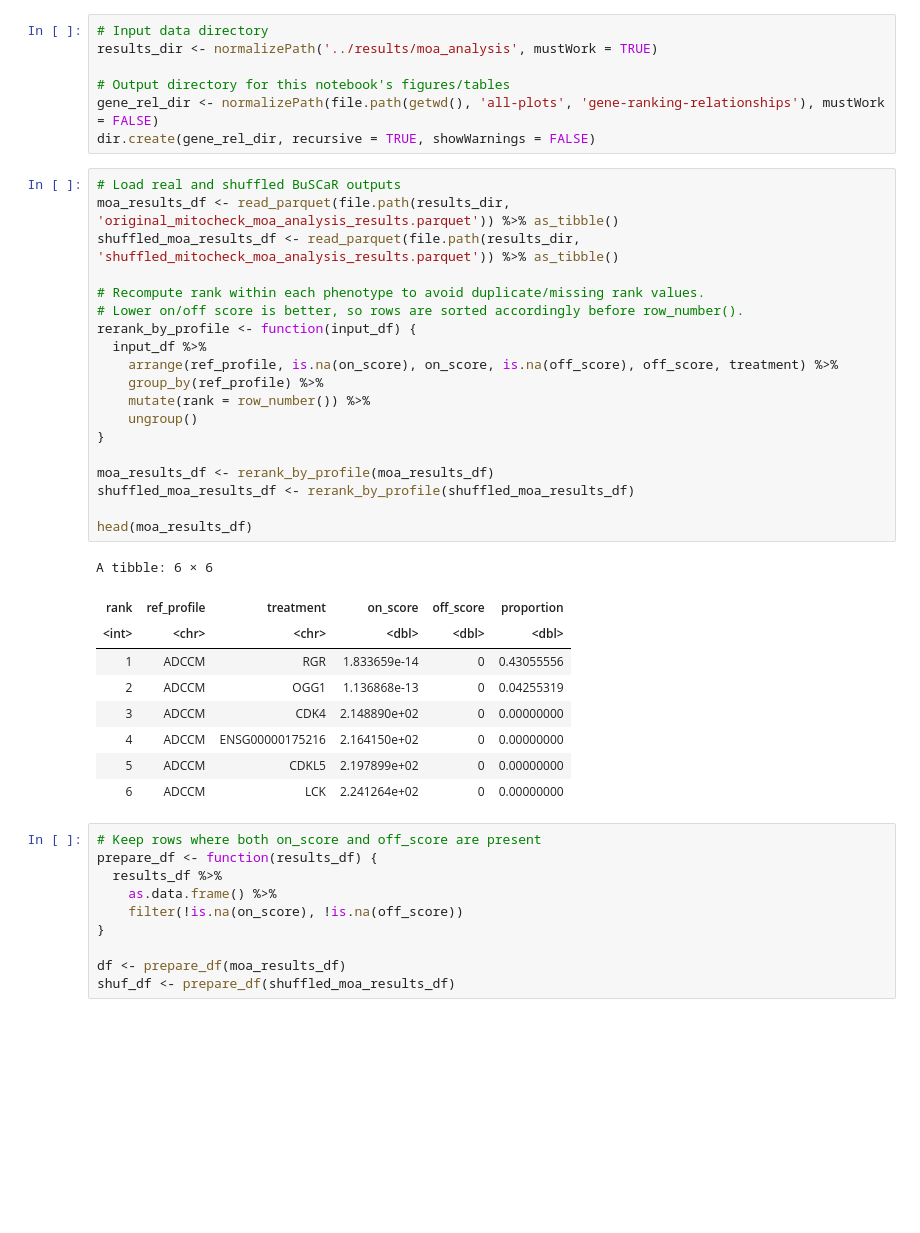
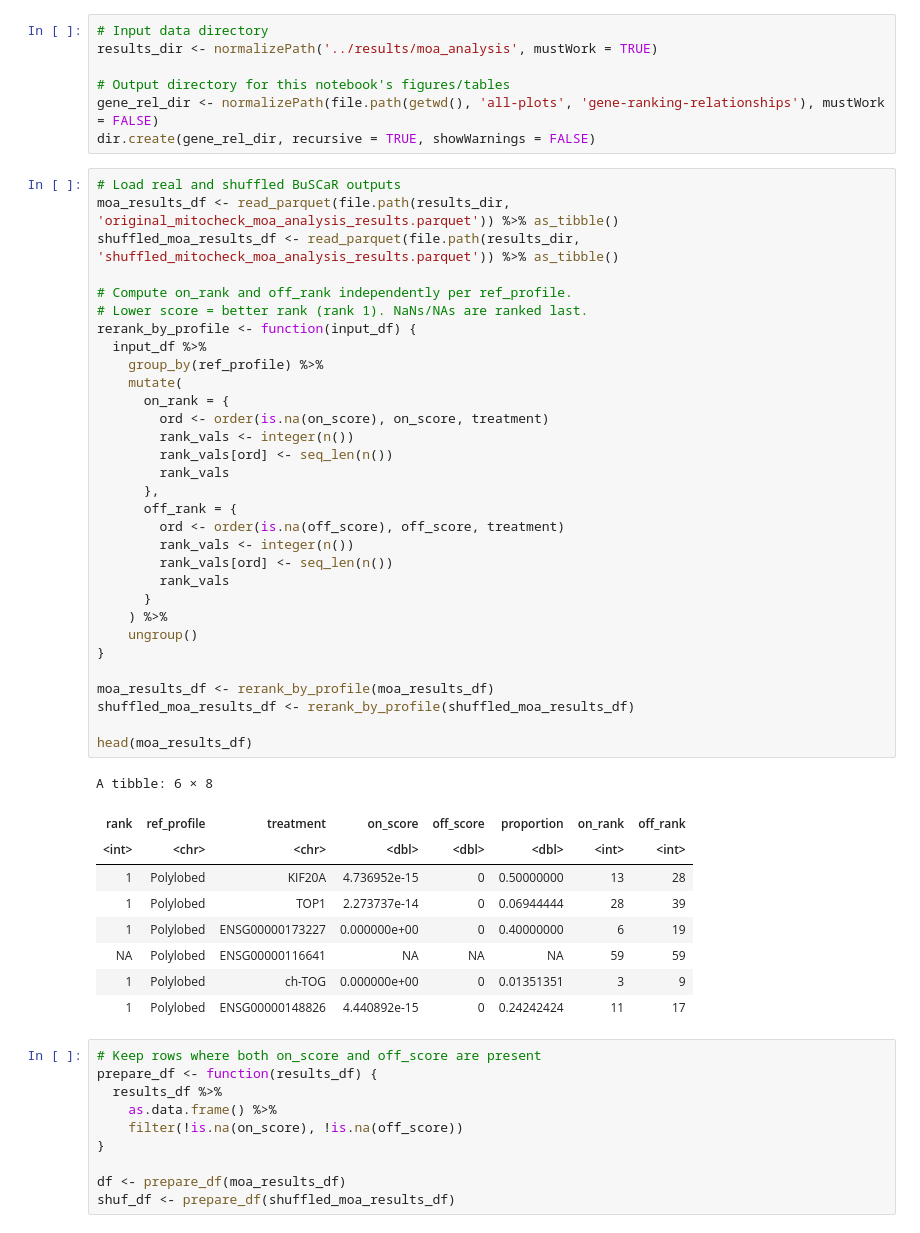
Before and after one commit to WayScience/buscar, a Jupyter notebook: notebooks/3.mitocheck-analysis/plots/2.gene-ranking-relationship.ipynb, the cells around one changed output. Cells and saved outputs as stored; diff of their text form; blank space fills up the shorter version.

```diff
--- a/notebooks/3.mitocheck-analysis/plots/2.gene-ranking-relationship.ipynb
+++ b/notebooks/3.mitocheck-analysis/plots/2.gene-ranking-relationship.ipynb
@@ -39,32 +39,44 @@ dir.create(gene_rel_dir, recursive = TRUE, showWarnings = FALSE)
 # %%
 # Load real and shuffled BuSCaR outputs
 moa_results_df <- read_parquet(file.path(results_dir, 'original_mitocheck_moa_analysis_results.parquet')) %>% as_tibble()
 shuffled_moa_results_df <- read_parquet(file.path(results_dir, 'shuffled_mitocheck_moa_analysis_results.parquet')) %>% as_tibble()
 
-# Recompute rank within each phenotype to avoid duplicate/missing rank values.
-# Lower on/off score is better, so rows are sorted accordingly before row_number().
+# Compute on_rank and off_rank independently per ref_profile.
+# Lower score = better rank (rank 1). NaNs/NAs are ranked last.
 rerank_by_profile <- function(input_df) {
   input_df %>%
-    arrange(ref_profile, is.na(on_score), on_score, is.na(off_score), off_score, treatment) %>%
     group_by(ref_profile) %>%
-    mutate(rank = row_number()) %>%
+    mutate(
+      on_rank = {
+        ord <- order(is.na(on_score), on_score, treatment)
+        rank_vals <- integer(n())
+        rank_vals[ord] <- seq_len(n())
+        rank_vals
+      },
+      off_rank = {
+        ord <- order(is.na(off_score), off_score, treatment)
+        rank_vals <- integer(n())
+        rank_vals[ord] <- seq_len(n())
+        rank_vals
+      }
+    ) %>%
     ungroup()
 }
 
 moa_results_df <- rerank_by_profile(moa_results_df)
 shuffled_moa_results_df <- rerank_by_profile(shuffled_moa_results_df)
 
 head(moa_results_df)
 # %% [output]
-A tibble: 6 × 6
+A tibble: 6 × 8
-| rank | ref_profile | treatment | on_score | off_score | proportion |
-| <int> | <chr> | <chr> | <dbl> | <dbl> | <dbl> |
-| 1 | ADCCM | RGR | 1.833659e-14 | 0 | 0.43055556 |
-| 2 | ADCCM | OGG1 | 1.136868e-13 | 0 | 0.04255319 |
-| 3 | ADCCM | CDK4 | 2.148890e+02 | 0 | 0.00000000 |
-| 4 | ADCCM | ENSG00000175216 | 2.164150e+02 | 0 | 0.00000000 |
-| 5 | ADCCM | CDKL5 | 2.197899e+02 | 0 | 0.00000000 |
-| 6 | ADCCM | LCK | 2.241264e+02 | 0 | 0.00000000 |
+| rank | ref_profile | treatment | on_score | off_score | proportion | on_rank | off_rank |
+| <int> | <chr> | <chr> | <dbl> | <dbl> | <dbl> | <int> | <int> |
+| 1 | Polylobed | KIF20A | 4.736952e-15 | 0 | 0.50000000 | 13 | 28 |
+| 1 | Polylobed | TOP1 | 2.273737e-14 | 0 | 0.06944444 | 28 | 39 |
+| 1 | Polylobed | ENSG00000173227 | 0.000000e+00 | 0 | 0.40000000 | 6 | 19 |
+| NA | Polylobed | ENSG00000116641 | NA | NA | NA | 59 | 59 |
+| 1 | Polylobed | ch-TOG | 0.000000e+00 | 0 | 0.01351351 | 3 | 9 |
+| 1 | Polylobed | ENSG00000148826 | 4.440892e-15 | 0 | 0.24242424 | 11 | 17 |
 # %%
 # Keep rows where both on_score and off_score are present
 prepare_df <- function(results_df) {
```
Also changed, not shown: parts of 5 cells of this notebook, 16 other files.
